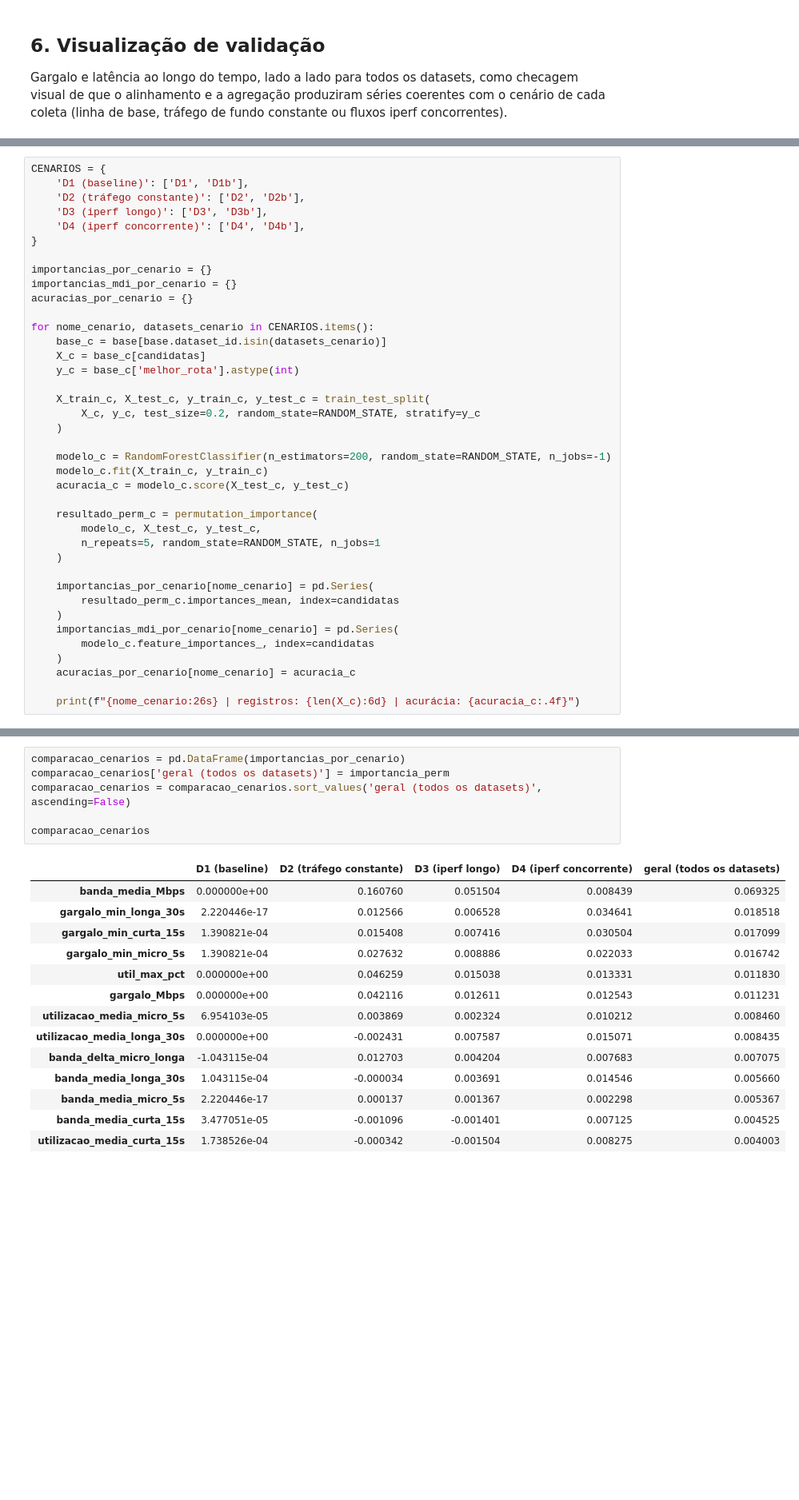
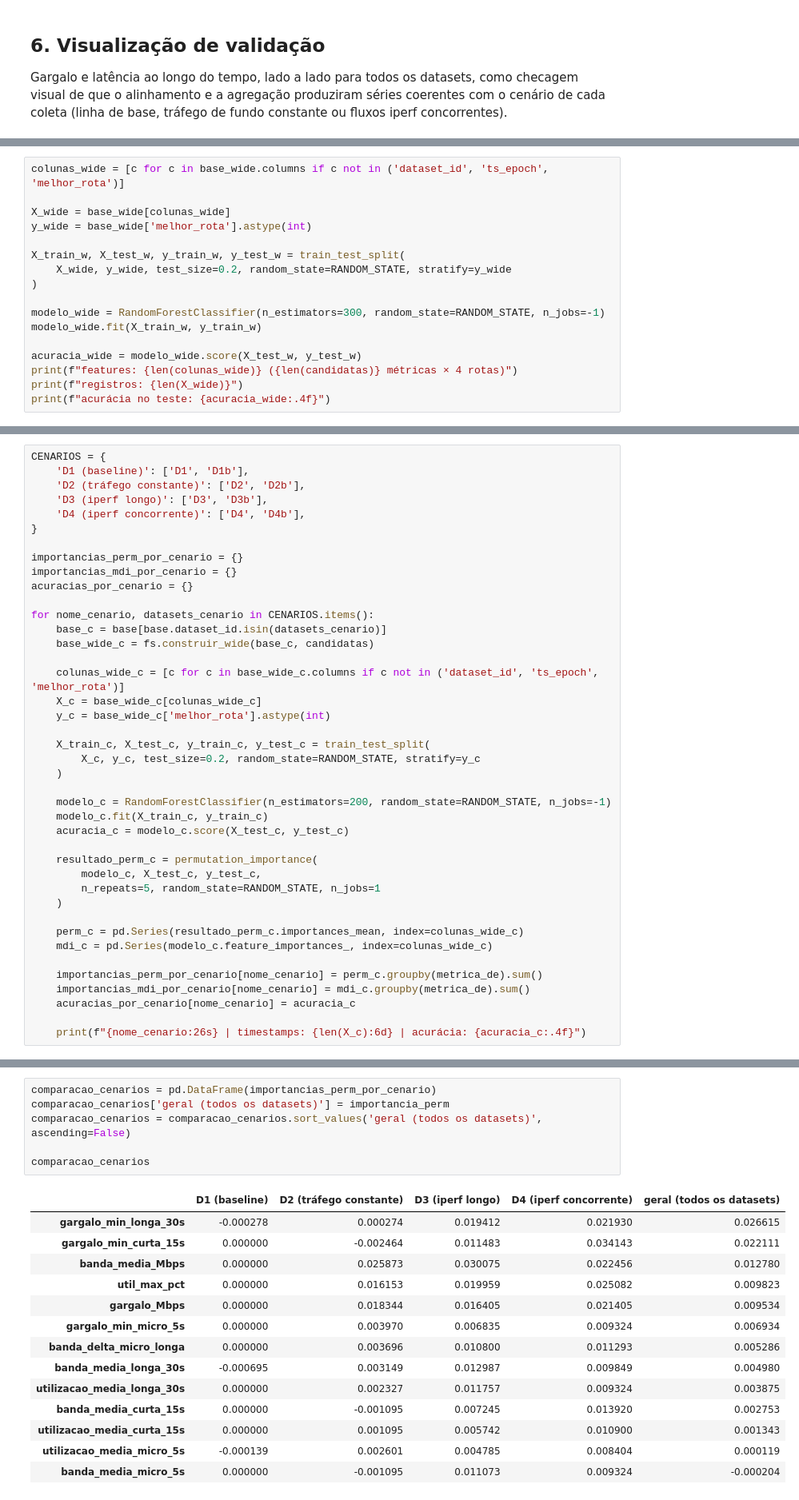
Before and after one commit to auerbeatriz/path-aware-datasets, a Jupyter notebook: Feature_Store_Datasets.ipynb, the cells around one changed output, grey strips where cells are left out. Shown at 80% size. Cells and saved outputs as stored; diff of their text form; blank space fills up the shorter version.

```diff
--- a/Feature_Store_Datasets.ipynb
+++ b/Feature_Store_Datasets.ipynb
@@ -450,0 +474,17 @@ acurácia no teste: 0.8455
+# %%
+colunas_wide = [c for c in base_wide.columns if c not in ('dataset_id', 'ts_epoch', 'melhor_rota')]
+
+X_wide = base_wide[colunas_wide]
+y_wide = base_wide['melhor_rota'].astype(int)
+
+X_train_w, X_test_w, y_train_w, y_test_w = train_test_split(
+    X_wide, y_wide, test_size=0.2, random_state=RANDOM_STATE, stratify=y_wide
+)
+
+modelo_wide = RandomForestClassifier(n_estimators=300, random_state=RANDOM_STATE, n_jobs=-1)
+modelo_wide.fit(X_train_w, y_train_w)
+
+acuracia_wide = modelo_wide.score(X_test_w, y_test_w)
+print(f"features: {len(colunas_wide)} ({len(candidatas)} métricas × 4 rotas)")
+print(f"registros: {len(X_wide)}")
+print(f"acurácia no teste: {acuracia_wide:.4f}")
@@ -574,14 +577,17 @@ CENARIOS = {
     'D4 (iperf concorrente)': ['D4', 'D4b'],
 }
 
-importancias_por_cenario = {}
+importancias_perm_por_cenario = {}
 importancias_mdi_por_cenario = {}
 acuracias_por_cenario = {}
 
 for nome_cenario, datasets_cenario in CENARIOS.items():
     base_c = base[base.dataset_id.isin(datasets_cenario)]
-    X_c = base_c[candidatas]
-    y_c = base_c['melhor_rota'].astype(int)
+    base_wide_c = fs.construir_wide(base_c, candidatas)
+
+    colunas_wide_c = [c for c in base_wide_c.columns if c not in ('dataset_id', 'ts_epoch', 'melhor_rota')]
+    X_c = base_wide_c[colunas_wide_c]
+    y_c = base_wide_c['melhor_rota'].astype(int)
 
     X_train_c, X_test_c, y_train_c, y_test_c = train_test_split(
         X_c, y_c, test_size=0.2, random_state=RANDOM_STATE, stratify=y_c
@@ -596,13 +602,12 @@ for nome_cenario, datasets_cenario in CENARIOS.items():
         n_repeats=5, random_state=RANDOM_STATE, n_jobs=1
     )
 
-    importancias_por_cenario[nome_cenario] = pd.Series(
-        resultado_perm_c.importances_mean, index=candidatas
-    )
-    importancias_mdi_por_cenario[nome_cenario] = pd.Series(
-        modelo_c.feature_importances_, index=candidatas
-    )
+    perm_c = pd.Series(resultado_perm_c.importances_mean, index=colunas_wide_c)
+    mdi_c = pd.Series(modelo_c.feature_importances_, index=colunas_wide_c)
+
+    importancias_perm_por_cenario[nome_cenario] = perm_c.groupby(metrica_de).sum()
+    importancias_mdi_por_cenario[nome_cenario] = mdi_c.groupby(metrica_de).sum()
     acuracias_por_cenario[nome_cenario] = acuracia_c
 
-    print(f"{nome_cenario:26s} | registros: {len(X_c):6d} | acurácia: {acuracia_c:.4f}")
+    print(f"{nome_cenario:26s} | timestamps: {len(X_c):6d} | acurácia: {acuracia_c:.4f}")
 # %% [output]
@@ -624,24 +624,24 @@ cuja relevância é específica de um regime de tráfego.
 # %%
-comparacao_cenarios = pd.DataFrame(importancias_por_cenario)
+comparacao_cenarios = pd.DataFrame(importancias_perm_por_cenario)
 comparacao_cenarios['geral (todos os datasets)'] = importancia_perm
 comparacao_cenarios = comparacao_cenarios.sort_values('geral (todos os datasets)', ascending=False)
 
 comparacao_cenarios
 # %% [output]
 |  | D1 (baseline) | D2 (tráfego constante) | D3 (iperf longo) | D4 (iperf concorrente) | geral (todos os datasets) |
-| banda_media_Mbps | 0.000000e+00 | 0.160760 | 0.051504 | 0.008439 | 0.069325 |
-| gargalo_min_longa_30s | 2.220446e-17 | 0.012566 | 0.006528 | 0.034641 | 0.018518 |
-| gargalo_min_curta_15s | 1.390821e-04 | 0.015408 | 0.007416 | 0.030504 | 0.017099 |
-| gargalo_min_micro_5s | 1.390821e-04 | 0.027632 | 0.008886 | 0.022033 | 0.016742 |
-| util_max_pct | 0.000000e+00 | 0.046259 | 0.015038 | 0.013331 | 0.011830 |
-| gargalo_Mbps | 0.000000e+00 | 0.042116 | 0.012611 | 0.012543 | 0.011231 |
-| utilizacao_media_micro_5s | 6.954103e-05 | 0.003869 | 0.002324 | 0.010212 | 0.008460 |
-| utilizacao_media_longa_30s | 0.000000e+00 | -0.002431 | 0.007587 | 0.015071 | 0.008435 |
-| banda_delta_micro_longa | -1.043115e-04 | 0.012703 | 0.004204 | 0.007683 | 0.007075 |
-| banda_media_longa_30s | 1.043115e-04 | -0.000034 | 0.003691 | 0.014546 | 0.005660 |
-| banda_media_micro_5s | 2.220446e-17 | 0.000137 | 0.001367 | 0.002298 | 0.005367 |
-| banda_media_curta_15s | 3.477051e-05 | -0.001096 | -0.001401 | 0.007125 | 0.004525 |
-| utilizacao_media_curta_15s | 1.738526e-04 | -0.000342 | -0.001504 | 0.008275 | 0.004003 |
+| gargalo_min_longa_30s | -0.000278 | 0.000274 | 0.019412 | 0.021930 | 0.026615 |
+| gargalo_min_curta_15s | 0.000000 | -0.002464 | 0.011483 | 0.034143 | 0.022111 |
+| banda_media_Mbps | 0.000000 | 0.025873 | 0.030075 | 0.022456 | 0.012780 |
+| util_max_pct | 0.000000 | 0.016153 | 0.019959 | 0.025082 | 0.009823 |
+| gargalo_Mbps | 0.000000 | 0.018344 | 0.016405 | 0.021405 | 0.009534 |
+| gargalo_min_micro_5s | 0.000000 | 0.003970 | 0.006835 | 0.009324 | 0.006934 |
+| banda_delta_micro_longa | 0.000000 | 0.003696 | 0.010800 | 0.011293 | 0.005286 |
+| banda_media_longa_30s | -0.000695 | 0.003149 | 0.012987 | 0.009849 | 0.004980 |
+| utilizacao_media_longa_30s | 0.000000 | 0.002327 | 0.011757 | 0.009324 | 0.003875 |
+| banda_media_curta_15s | 0.000000 | -0.001095 | 0.007245 | 0.013920 | 0.002753 |
+| utilizacao_media_curta_15s | 0.000000 | 0.001095 | 0.005742 | 0.010900 | 0.001343 |
+| utilizacao_media_micro_5s | -0.000139 | 0.002601 | 0.004785 | 0.008404 | 0.000119 |
+| banda_media_micro_5s | 0.000000 | -0.001095 | 0.011073 | 0.009324 | -0.000204 |
 # %%
 fig, ax = plt.subplots(figsize=(11, 6))
 comparacao_cenarios.plot.barh(ax=ax, width=0.8)
```
Also changed, not shown: parts of 46 cells of this notebook, 10 other files.
